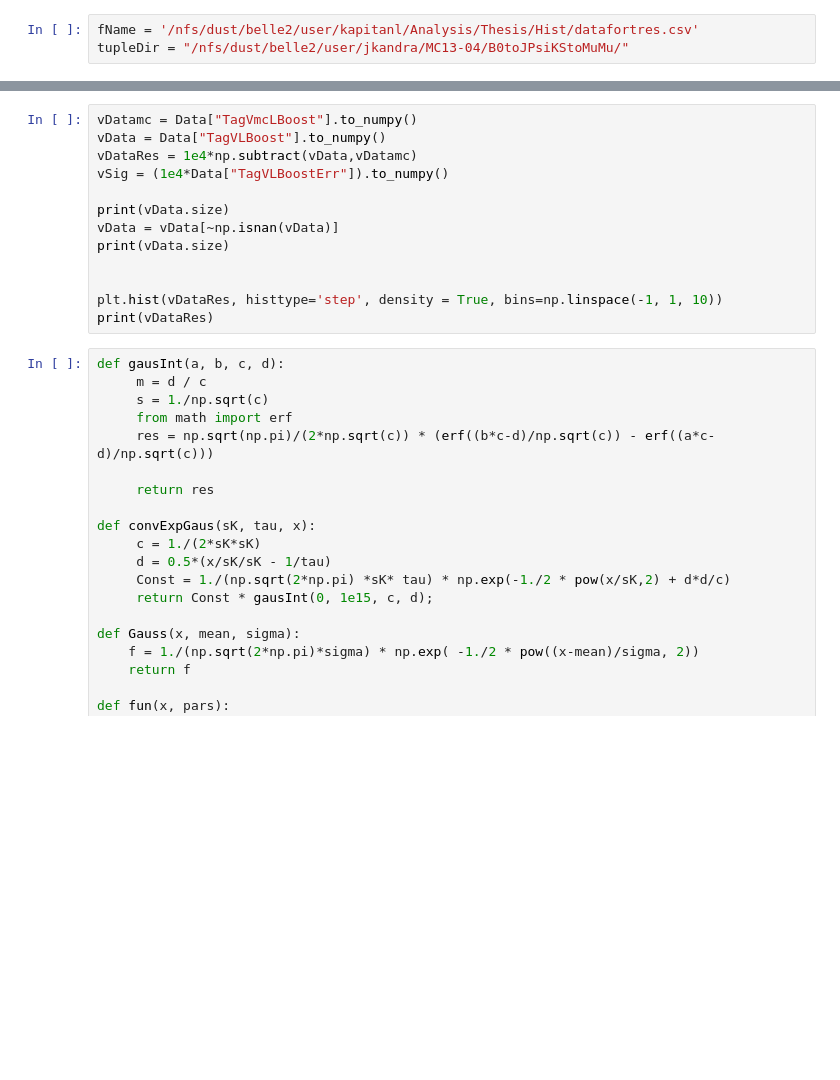
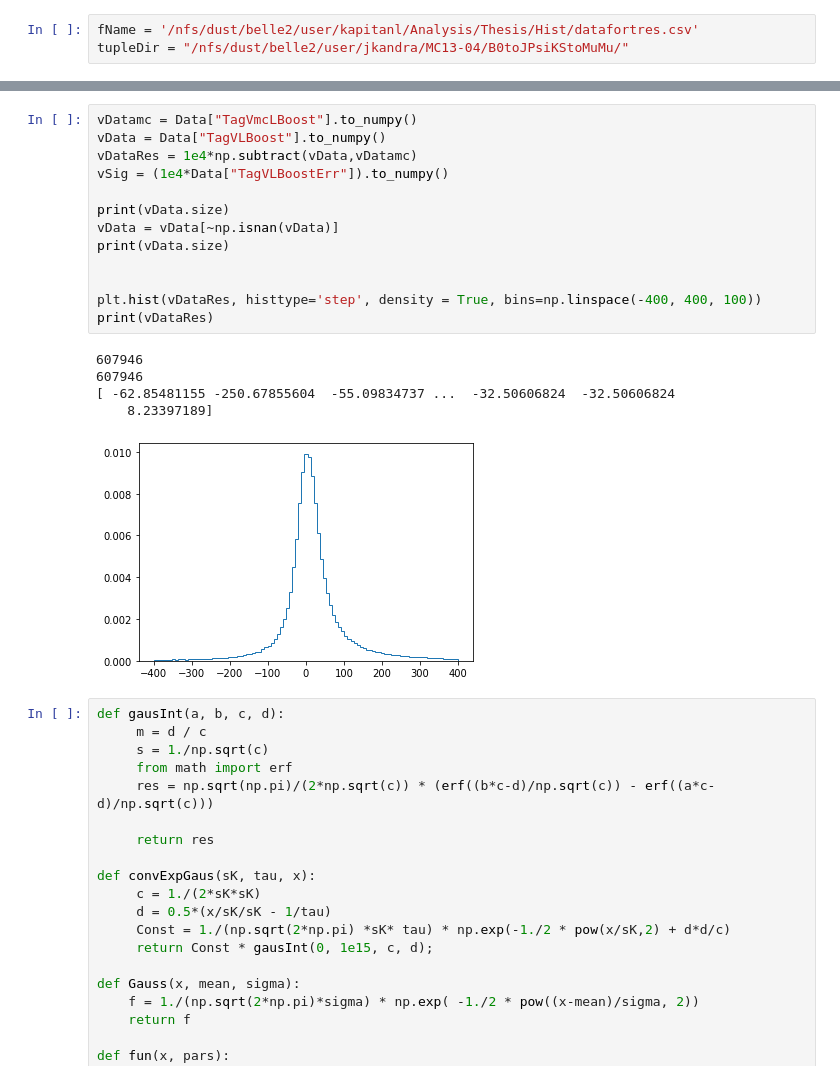
Before and after one commit to zleba/chebFitter, a Jupyter notebook: python/deltatFit-B0toJPsiKStoMuMu.ipynb, the cells around one changed output, grey strips where cells are left out. Saved outputs shown, nothing was run; the diff lists cells and outputs as text; blank space fills up the shorter version.

```diff
--- a/python/deltatFit-B0toJPsiKStoMuMu.ipynb
+++ b/python/deltatFit-B0toJPsiKStoMuMu.ipynb
@@ -34,16 +45,22 @@ Data = tap.getPandaFromFiles(fileNames=[tupleDir+"B0toJPsiKStoMuMu.root"],
 # %%
 vDatamc = Data["TagVmcLBoost"].to_numpy()
 vData = Data["TagVLBoost"].to_numpy()
 vDataRes = 1e4*np.subtract(vData,vDatamc)
 vSig = (1e4*Data["TagVLBoostErr"]).to_numpy()
 
 print(vData.size)
 vData = vData[~np.isnan(vData)]
 print(vData.size)
 
 
-plt.hist(vDataRes, histtype='step', density = True, bins=np.linspace(-1, 1, 10))
+plt.hist(vDataRes, histtype='step', density = True, bins=np.linspace(-400, 400, 100))
 print(vDataRes)
+# %% [output]
+607946
+607946
+[ -62.85481155 -250.67855604  -55.09834737 ...  -32.50606824  -32.50606824
+    8.23397189]
+[figure, added]
 # %%
 def gausInt(a, b, c, d):
      m = d / c
```
Also changed, not shown: parts of 6 cells of this notebook, 3 other files.
